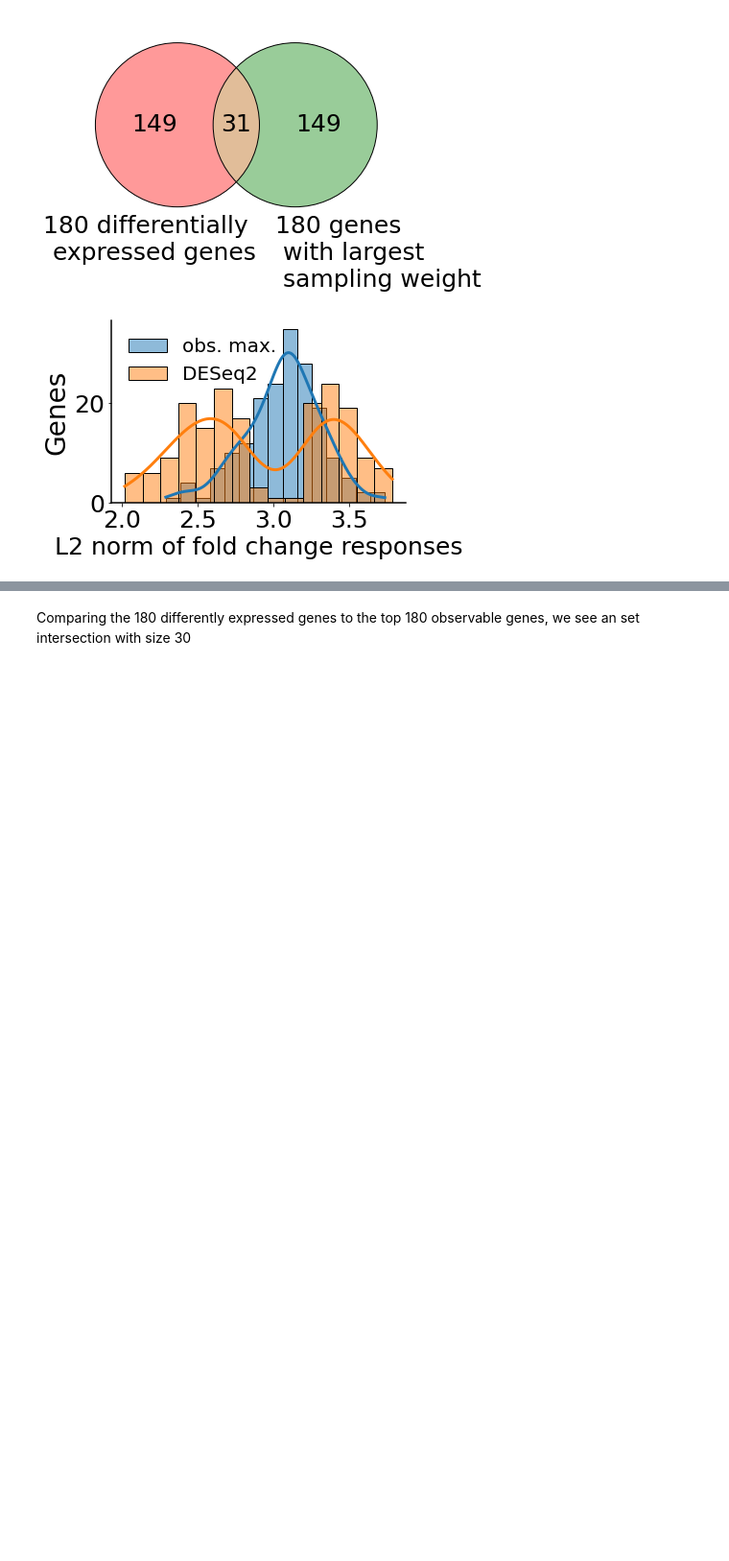
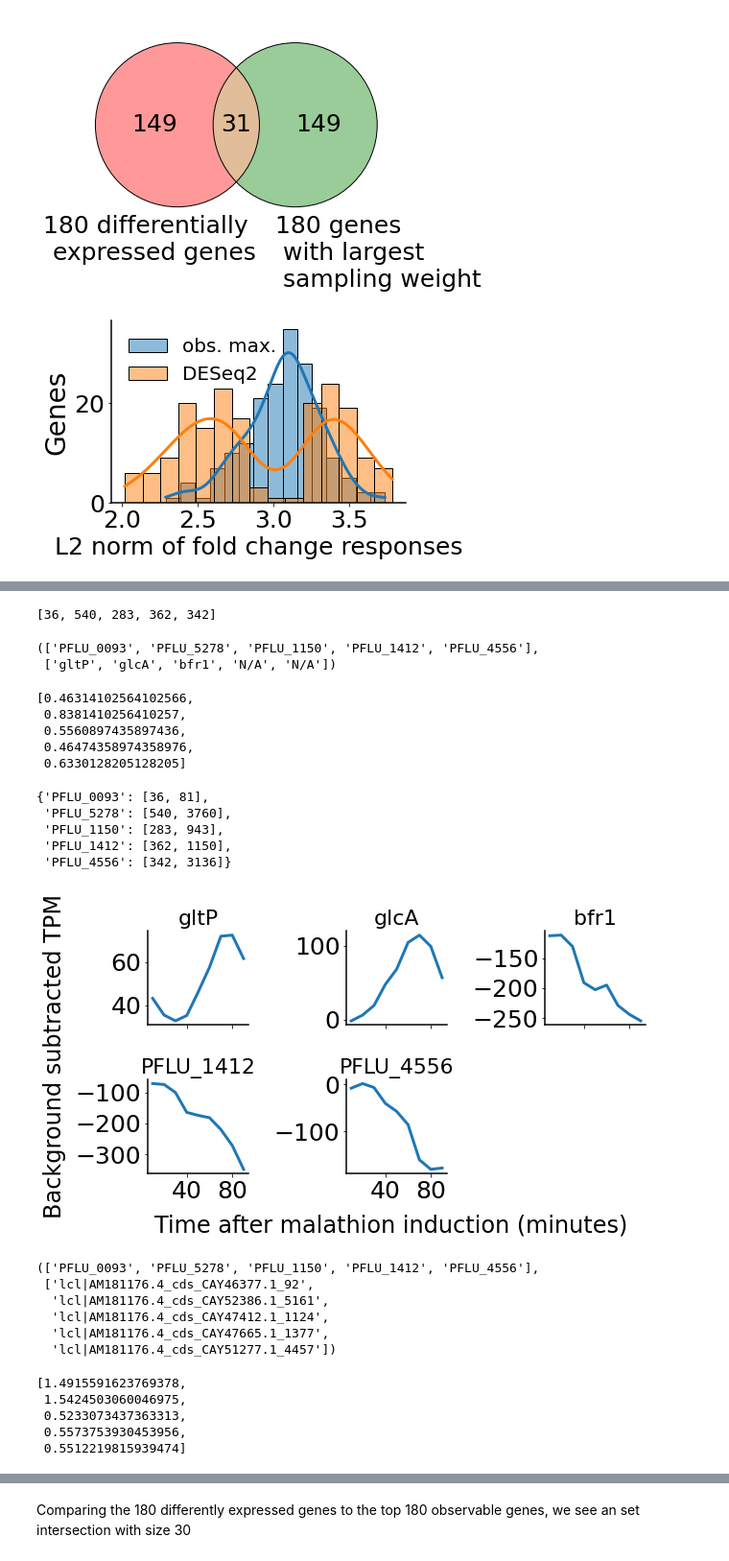
Before and after one commit to fmenol/transcriptome-dynamics-dmd-observability, a Jupyter notebook: main.ipynb, the cells around one changed output, grey strips where cells are left out. Shown at 96% size. Drawn from its saved outputs; the diff is of its cells as text; code cells hidden in the pictures; blank space fills up the shorter version.

Commit message:
minor updates to figures

```diff
--- a/main.ipynb
+++ b/main.ipynb
@@ -1297,0 +1307,58 @@ plt.show()
+# %%
+inds_in_common_corrected
+# %% [output]
+[36, 540, 283, 362, 342]
+# %%
+tags_common = [locus_tags_keep[ii] for ii in genes_in_common_corrected]
+genes_common = [genes_keep[ii] for ii in genes_in_common_corrected]
+tags_common, genes_common
+# %% [output]
+(['PFLU_0093', 'PFLU_5278', 'PFLU_1150', 'PFLU_1412', 'PFLU_4556'],
+ ['gltP', 'glcA', 'bfr1', 'N/A', 'N/A'])
+# %%
+# rank of genes_common_corrected in obs. max.
+[np.argsort(np.abs(W[0])).tolist().index(inds_in_common_corrected[ii])/624 for ii in range(len(inds_in_common_corrected))]
+# %% [output]
+[0.46314102564102566,
+ 0.8381410256410257,
+ 0.5560897435897436,
+ 0.46474358974358976,
+ 0.6330128205128205]
+# %%
+common_dict = \
+{this_tag:[locus_tags_keep.index(this_tag),de_corrected_id_inds[ii]] for ii, this_tag in enumerate(de_corrected_tags) if this_tag in locus_tags_keep}
+common_dict
+# %% [output]
+{'PFLU_0093': [36, 81],
+ 'PFLU_5278': [540, 3760],
+ 'PFLU_1150': [283, 943],
+ 'PFLU_1412': [362, 1150],
+ 'PFLU_4556': [342, 3136]}
+# %%
+fig, ax = plt.subplots(2,3,figsize=(9,5),sharex=True,sharey=False)
+fig.delaxes(ax[-1,-1])
+plt.setp(ax,xticks=[40,80],xticklabels=[40,80])
+ax = ax.reshape(-1)
+for ii,tag in enumerate(common_dict):
+    if genes_common[ii] != 'N/A':
+        ax[ii].set_title(genes_common[ii],fontsize=22)
+    else:
+        ax[ii].set_title(tags_common[ii],fontsize=22)
+    ax[ii].plot(corr_tspan,np.mean(data_t[common_dict[tag][1]],axis=1) - np.mean(data_c[common_dict[tag][1]],axis=1))
+fig.text(0.55, -0.01, 'Time after malathion induction (minutes)', ha='center',fontsize=24);
+fig.text(-0.01, 0.5, 'Background subtracted TPM', va='center', rotation='vertical',fontsize=24);
+plt.tight_layout()
+# plt.savefig(figDir + 'supplementalFigs/dges_tpm.pdf',dpi=300,transparent=True,bbox_inches='tight')
+plt.show()
+# %% [output]
+[figure, added]
+# %%
+# need to go back to txID to get logfoldchanges
+[de_corrected_tags[ii] for ii in [0,4,7,8,-2]], [deseq_df[deseq_df.padj < 0.05].tx_id.tolist()[ii] for ii in [0,4,7,8,-2]]
+# %% [output]
+(['PFLU_0093', 'PFLU_5278', 'PFLU_1150', 'PFLU_1412', 'PFLU_4556'],
+ ['lcl|AM181176.4_cds_CAY46377.1_92',
+  'lcl|AM181176.4_cds_CAY52386.1_5161',
+  'lcl|AM181176.4_cds_CAY47412.1_1124',
+  'lcl|AM181176.4_cds_CAY47665.1_1377',
+  'lcl|AM181176.4_cds_CAY51277.1_4457'])
@@ -1297,0 +1369,8 @@ plt.show()
+# %%
+[2**lfc for lfc in log2foldchanges]
+# %% [output]
+[1.4915591623769378,
+ 1.5424503060046975,
+ 0.5233073437363313,
+ 0.5573753930453956,
+ 0.5512219815939474]
```
Also changed, not shown: parts of 7 cells of this notebook, 2 other files.
